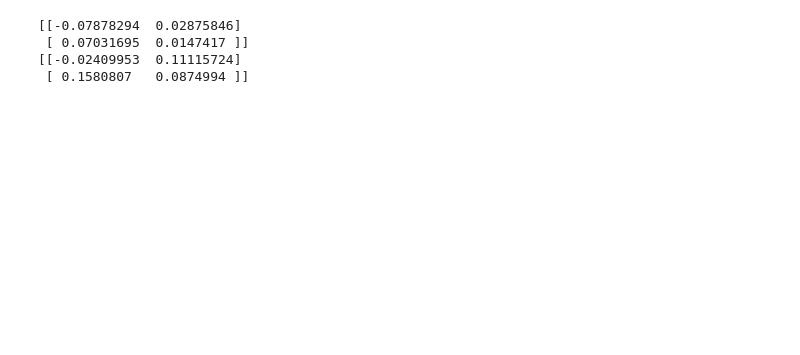
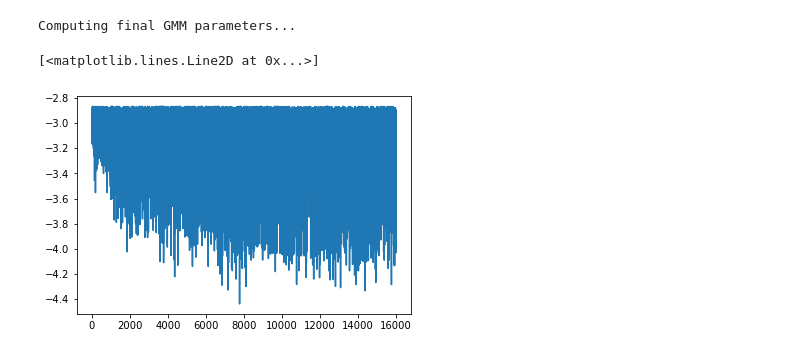
Before and after one commit to arnifreyrm/Online-GMM, a Jupyter notebook: loans_drift_learn.ipynb, the cells around one changed output. Cells and saved outputs as stored; diff of their text form; code cells hidden in the pictures; blank space fills up the shorter version.

```diff
--- a/loans_drift_learn.ipynb
+++ b/loans_drift_learn.ipynb
@@ -163,16 +217,18 @@ X = X[:-1000]
 n_components = 2
 T = 1
 random_state = 42
-pi, mu_k, sigma_k, history_mu, history_sigma = online_incremental_em_gmm(X, n_components=n_components, T=T, random_state=random_state,init_method='kmeans',init_batch_size=50)
+pi, mu_k, sigma_k, history_mu, history_sigma, log_likelihood_history = online_incremental_em_gmm(X, n_components=n_components, T=T, random_state=random_state,init_method='kmeans',init_batch_size=50)
 pi_iem, mu_k_iem, sigma_k_iem, history_mu_iem, history_sigma_iem = pi, mu_k, sigma_k, history_mu, history_sigma
+log_likelihood_history_iem = log_likelihood_history
+# %% [output]
+Computing final GMM parameters...
-# %%
-print(history_mu[30000])
-print(history_mu[-1])
-# %% [output]
-[[-0.07878294  0.02875846]
- [ 0.07031695  0.0147417 ]]
-[[-0.02409953  0.11115724]
- [ 0.1580807   0.0874994 ]]
+# %%
+# plot the log likelihood history
+import matplotlib.pyplot as plt
+plt.plot(log_likelihood_history_iem)
+# %% [output]
+[<matplotlib.lines.Line2D at 0x...>]
+[figure, added]
 # %%
 import matplotlib.pyplot as plt
 # Plot the results
```
Also changed, not shown: parts of 21 cells of this notebook, 1 other file.
